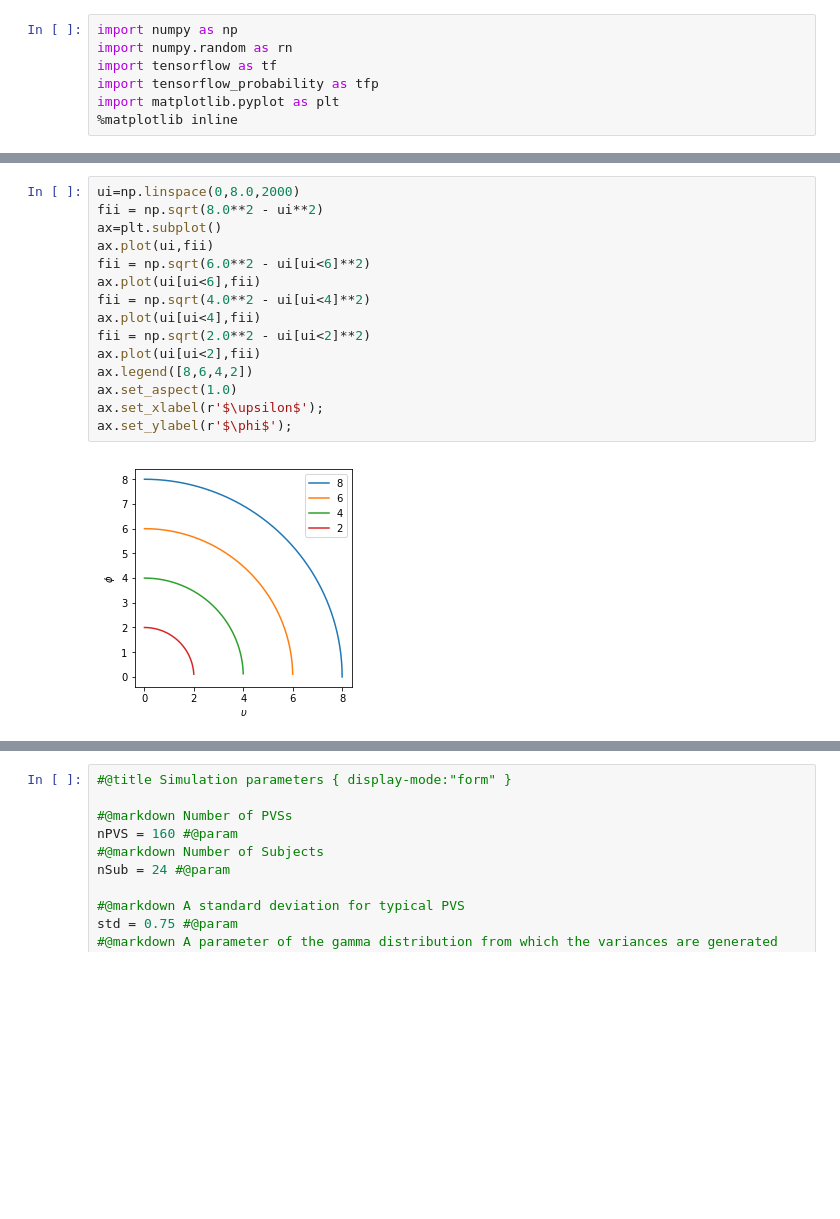
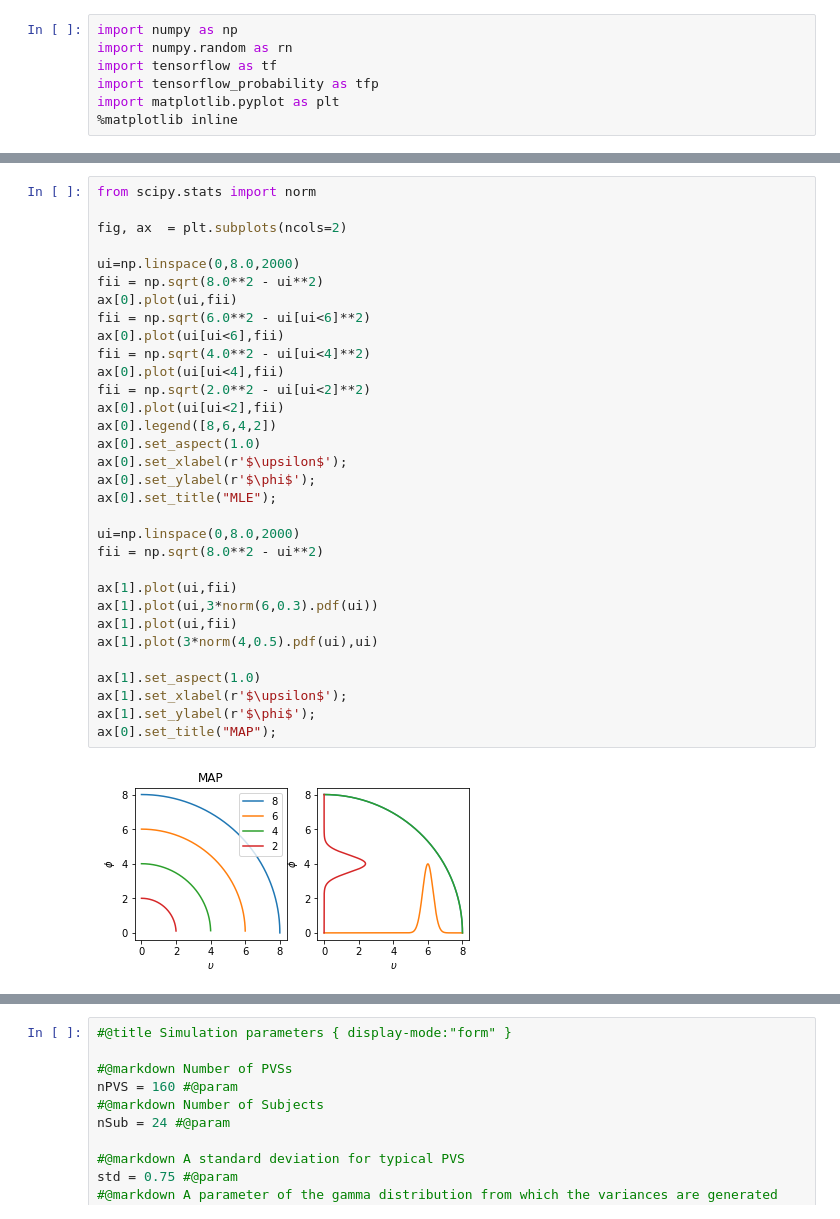
Before and after one commit to krzysztofrusek/tfp_subject_model, a Jupyter notebook: notebook/Subject_model.ipynb, the cells around one changed output, grey strips where cells are left out. Cells and saved outputs as stored; diff of their text form; blank space fills up the shorter version.

```diff
--- a/notebook/Subject_model.ipynb
+++ b/notebook/Subject_model.ipynb
@@ -83,17 +150,34 @@ This problem can be avoided by taking the Bayesian approach to estimation.
 # %%
+from scipy.stats import norm
+
+fig, ax  = plt.subplots(ncols=2)
+
 ui=np.linspace(0,8.0,2000)
 fii = np.sqrt(8.0**2 - ui**2)
-ax=plt.subplot()
-ax.plot(ui,fii)
+ax[0].plot(ui,fii)
 fii = np.sqrt(6.0**2 - ui[ui<6]**2)
-ax.plot(ui[ui<6],fii)
+ax[0].plot(ui[ui<6],fii)
 fii = np.sqrt(4.0**2 - ui[ui<4]**2)
-ax.plot(ui[ui<4],fii)
+ax[0].plot(ui[ui<4],fii)
 fii = np.sqrt(2.0**2 - ui[ui<2]**2)
-ax.plot(ui[ui<2],fii)
-ax.legend([8,6,4,2])
-ax.set_aspect(1.0)
-ax.set_xlabel(r'$\upsilon$');
-ax.set_ylabel(r'$\phi$');
+ax[0].plot(ui[ui<2],fii)
+ax[0].legend([8,6,4,2])
+ax[0].set_aspect(1.0)
+ax[0].set_xlabel(r'$\upsilon$');
+ax[0].set_ylabel(r'$\phi$');
+ax[0].set_title("MLE");
+
+ui=np.linspace(0,8.0,2000)
+fii = np.sqrt(8.0**2 - ui**2)
+
+ax[1].plot(ui,fii)
+ax[1].plot(ui,3*norm(6,0.3).pdf(ui))
+ax[1].plot(ui,fii)
+ax[1].plot(3*norm(4,0.5).pdf(ui),ui)
+
+ax[1].set_aspect(1.0)
+ax[1].set_xlabel(r'$\upsilon$');
+ax[1].set_ylabel(r'$\phi$');
+ax[0].set_title("MAP");
 # %% [output]
-[figure, old version]
+[figure, new version]
```
Also changed, not shown: parts of 5 cells of this notebook.
